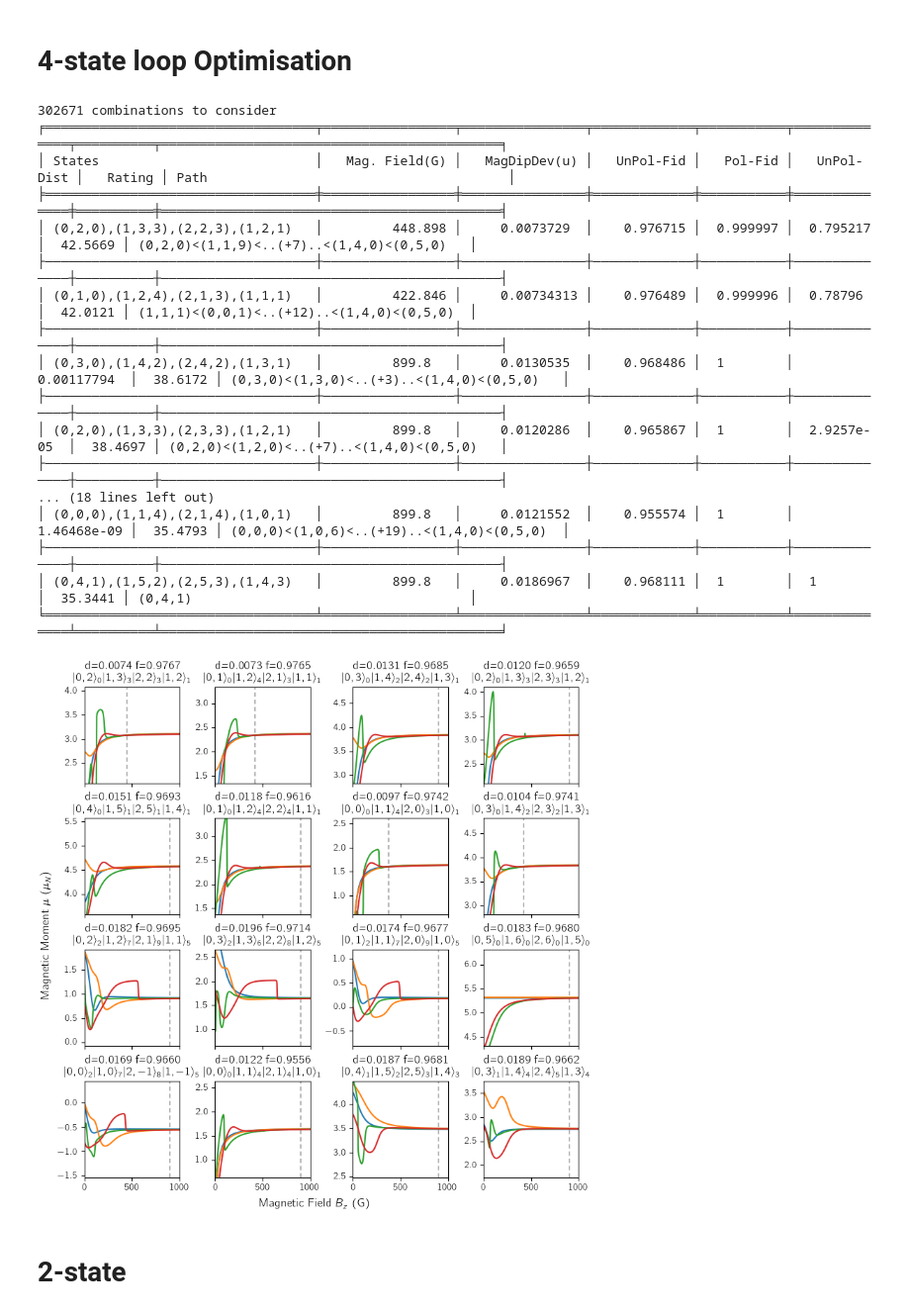
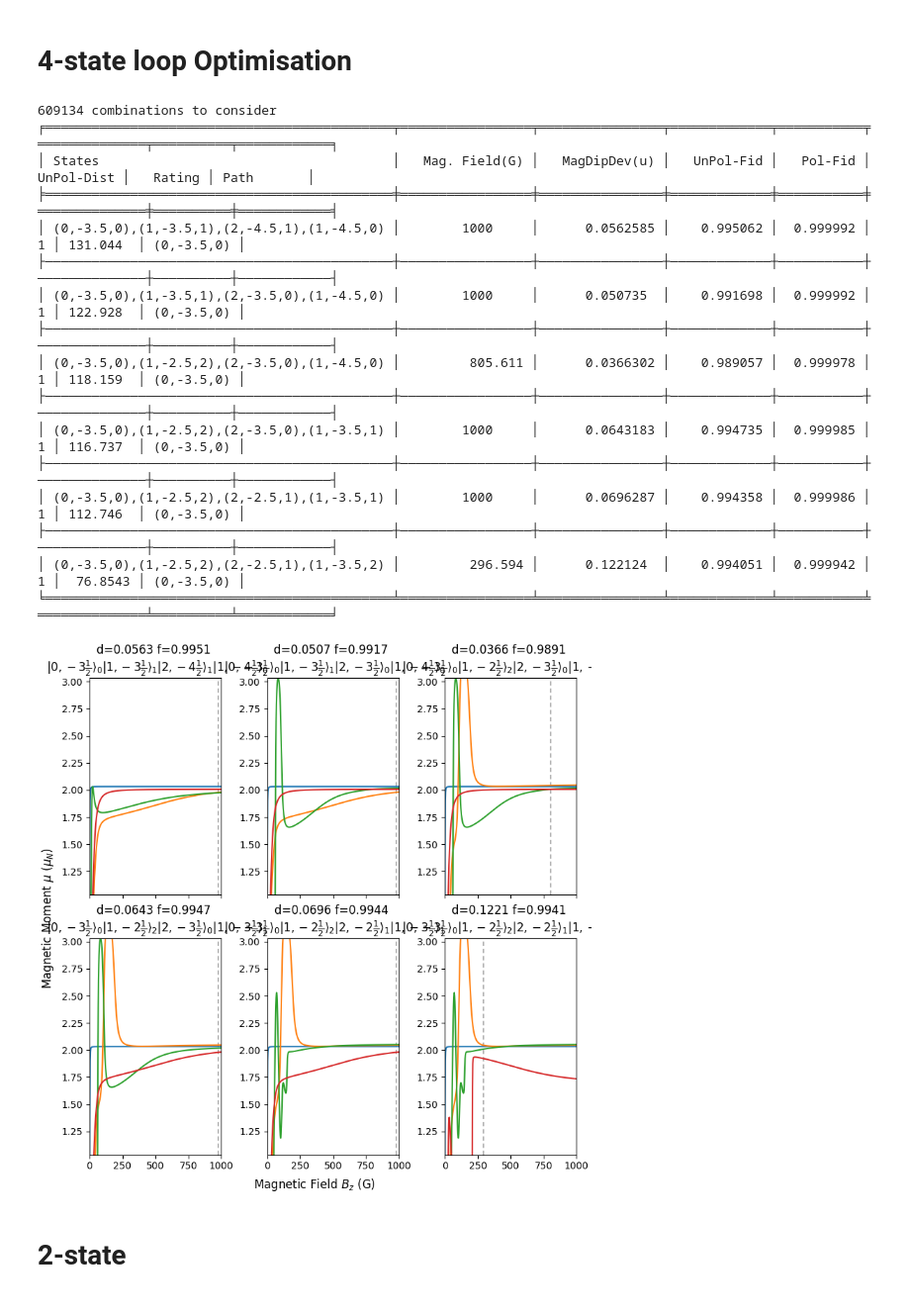
Before and after one commit to tomhepz/MolecularEnergyLevels, a Jupyter notebook: notebooks/optimiser.ipynb, the cells around one changed output. Shown at 99% size. Cells and saved outputs as stored; diff of their text form; code cells hidden in the pictures.

Commit message:
Made optimiser work for any general molecule

```diff
--- a/notebooks/optimiser.ipynb
+++ b/notebooks/optimiser.ipynb
@@ -169,0 +195,4 @@ def fidelity(ts,d=8):
+# %%
+INITIAL_STATE_LABELS_D = MOLECULE["StartStates_D"]
+INITIAL_STATE_INDICES = [label_to_state_no(*label_d) for label_d in INITIAL_STATE_LABELS_D]
+N_INITIAL_STATES = len(INITIAL_STATE_INDICES)
@@ -518,26 +550,26 @@ def maximise_fid_dev(possibilities,loop=False,plot=True,required_crossing=None,m
 # two states in N, one in N+-1
 
 possibilities = []
-for N1 in [1]:#range(0,N_MAX+1): #[1]:#
-    for N2 in [2]:#[N1-1,N1+1]: #[0]:#
+for N1 in range(0,N_MAX+1): #[1]:#
+    for N2 in [N1-1,N1+1]: #[0]:#
         if N2 < 0 or N2 > N_MAX:
             continue
-        F1 = round(N1+I1+I2)
-        F2 = round(N2+I1+I2)
-        for MF1 in [2,3,4,5]+([6] if N1>0 else []):#range(-F1,F1+1,1):
+        F1_D = 2*N1+I1_D+I2_D
+        F2_D = 2*N2+I1_D+I2_D
+        for MF1_D in range(-F1_D,F1_D+1,2):#[2,3,4,5]+([6] if N1>0 else []):#range(-F1,F1+1,1):
             for p1 in [-1,0,1]:
                 for p2 in [-1,0,1]:
-                    if MF1+p1 > F2 or MF1+p1 < -F2 or MF1+p2 > F2 or MF1+p2 < -F2:
+                    if MF1_D+2*p1 > F2_D or MF1_D+2*p1 < -F2_D or MF1_D+2*p2 > F2_D or MF1_D+2*p2 < -F2_D:
                         continue
-                    MF2a = MF1+p1
-                    MF2b = MF1+p2
-                    if MF2a < MF2b:
+                    MF2a_D = MF1_D+2*p1
+                    MF2b_D = MF1_D+2*p2
+                    if MF2a_D < MF2b_D:
                         continue
-                    for i in range(label_degeneracy(N1,MF1)):
-                        for j in range(label_degeneracy(N2,MF2a)):
-                            for k in range(label_degeneracy(N2,MF2b)):
-                                if MF2a == MF2b and j <= k:
+                    for i in range(label_degeneracy(N1,MF1_D)):
+                        for j in range(label_degeneracy(N2,MF2a_D)):
+                            for k in range(label_degeneracy(N2,MF2b_D)):
+                                if MF2a_D == MF2b_D and j <= k:
                                     continue
-                                possibilities.append([(N2,MF2a,j),(N1,MF1,i),(N2,MF2b,k)])
-possibilities = np.array(possibilities)
+                                possibilities.append([(N2,MF2a_D,j),(N1,MF1_D,i),(N2,MF2b_D,k)])
+possibilities_d = np.array(possibilities)
 # %%
@@ -574,9 +605,10 @@ for p1 in [-1,0,1]:
                     polarisations.append((p1,p2,p3,p4))
 
 state_mfs = []
-for base_mf in range(0,5+1):
+F1_D = I1_D+I2_D
+for base_mf_d in range(-F1_D,F1_D+1,2):
     for p1,p2,p3,_ in polarisations:
-        state_mfs.append((base_mf,base_mf+p1,base_mf+p1+p2,base_mf+p1+p2+p3))
+        state_mfs.append((base_mf_d,base_mf_d+2*p1,base_mf_d+2*p1+2*p2,base_mf_d+2*p1+2*p2+2*p3))
 
 states = []
 for state_mf in state_mfs:
@@ -590,26 +622,25 @@ for state_mf in state_mfs:
 
 states=np.array(states)
 # %%
-maximise_fid_dev(states,loop=True,table_len=15,rate_distance=False,max_bi=int(B_STEPS*0.9))
+maximise_fid_dev(states,loop=True,table_len=6,rate_distance=True)
 # %% [output]
-302671 combinations to consider
-╒═══════════════════════════════════╤═════════════════╤════════════════╤═════════════╤═══════════╤══════════════╤══════════╤════════════════════════════════════════════╕
-│ States                            │   Mag. Field(G) │   MagDipDev(u) │   UnPol-Fid │   Pol-Fid │   UnPol-Dist │   Rating │ Path                                       │
-╞═══════════════════════════════════╪═════════════════╪════════════════╪═════════════╪═══════════╪══════════════╪══════════╪════════════════════════════════════════════╡
-│ (0,2,0),(1,3,3),(2,2,3),(1,2,1)   │         448.898 │     0.0073729  │    0.976715 │  0.999997 │  0.795217    │  42.5669 │ (0,2,0)<(1,1,9)<..(+7)..<(1,4,0)<(0,5,0)   │
-├───────────────────────────────────┼─────────────────┼────────────────┼─────────────┼───────────┼──────────────┼──────────┼────────────────────────────────────────────┤
-│ (0,1,0),(1,2,4),(2,1,3),(1,1,1)   │         422.846 │     0.00734313 │    0.976489 │  0.999996 │  0.78796     │  42.0121 │ (1,1,1)<(0,0,1)<..(+12)..<(1,4,0)<(0,5,0)  │
-├───────────────────────────────────┼─────────────────┼────────────────┼─────────────┼───────────┼──────────────┼──────────┼────────────────────────────────────────────┤
-│ (0,3,0),(1,4,2),(2,4,2),(1,3,1)   │         899.8   │     0.0130535  │    0.968486 │  1        │  0.00117794  │  38.6172 │ (0,3,0)<(1,3,0)<..(+3)..<(1,4,0)<(0,5,0)   │
-├───────────────────────────────────┼─────────────────┼────────────────┼─────────────┼───────────┼──────────────┼──────────┼────────────────────────────────────────────┤
-│ (0,2,0),(1,3,3),(2,3,3),(1,2,1)   │         899.8   │     0.0120286  │    0.965867 │  1        │  2.9257e-05  │  38.4697 │ (0,2,0)<(1,2,0)<..(+7)..<(1,4,0)<(0,5,0)   │
-├───────────────────────────────────┼─────────────────┼────────────────┼─────────────┼───────────┼──────────────┼──────────┼────────────────────────────────────────────┤
-... (18 lines left out)
-│ (0,0,0),(1,1,4),(2,1,4),(1,0,1)   │         899.8   │     0.0121552  │    0.955574 │  1        │  1.46468e-09 │  35.4793 │ (0,0,0)<(1,0,6)<..(+19)..<(1,4,0)<(0,5,0)  │
-├───────────────────────────────────┼─────────────────┼────────────────┼─────────────┼───────────┼──────────────┼──────────┼────────────────────────────────────────────┤
-│ (0,4,1),(1,5,2),(2,5,3),(1,4,3)   │         899.8   │     0.0186967  │    0.968111 │  1        │  1           │  35.3441 │ (0,4,1)                                    │
-╘═══════════════════════════════════╧═════════════════╧════════════════╧═════════════╧═══════════╧══════════════╧══════════╧════════════════════════════════════════════╛
+609134 combinations to consider
+╒═════════════════════════════════════════════╤═════════════════╤════════════════╤═════════════╤═══════════╤══════════════╤══════════╤════════════╕
+│ States                                      │   Mag. Field(G) │   MagDipDev(u) │   UnPol-Fid │   Pol-Fid │   UnPol-Dist │   Rating │ Path       │
+╞═════════════════════════════════════════════╪═════════════════╪════════════════╪═════════════╪═══════════╪══════════════╪══════════╪════════════╡
+│ (0,-3.5,0),(1,-3.5,1),(2,-4.5,1),(1,-4.5,0) │        1000     │      0.0562585 │    0.995062 │  0.999992 │            1 │ 131.044  │ (0,-3.5,0) │
+├─────────────────────────────────────────────┼─────────────────┼────────────────┼─────────────┼───────────┼──────────────┼──────────┼────────────┤
+│ (0,-3.5,0),(1,-3.5,1),(2,-3.5,0),(1,-4.5,0) │        1000     │      0.050735  │    0.991698 │  0.999992 │            1 │ 122.928  │ (0,-3.5,0) │
+├─────────────────────────────────────────────┼─────────────────┼────────────────┼─────────────┼───────────┼──────────────┼──────────┼────────────┤
+│ (0,-3.5,0),(1,-2.5,2),(2,-3.5,0),(1,-4.5,0) │         805.611 │      0.0366302 │    0.989057 │  0.999978 │            1 │ 118.159  │ (0,-3.5,0) │
+├─────────────────────────────────────────────┼─────────────────┼────────────────┼─────────────┼───────────┼──────────────┼──────────┼────────────┤
+│ (0,-3.5,0),(1,-2.5,2),(2,-3.5,0),(1,-3.5,1) │        1000     │      0.0643183 │    0.994735 │  0.999985 │            1 │ 116.737  │ (0,-3.5,0) │
+├─────────────────────────────────────────────┼─────────────────┼────────────────┼─────────────┼───────────┼──────────────┼──────────┼────────────┤
+│ (0,-3.5,0),(1,-2.5,2),(2,-2.5,1),(1,-3.5,1) │        1000     │      0.0696287 │    0.994358 │  0.999986 │            1 │ 112.746  │ (0,-3.5,0) │
+├─────────────────────────────────────────────┼─────────────────┼────────────────┼─────────────┼───────────┼──────────────┼──────────┼────────────┤
+│ (0,-3.5,0),(1,-2.5,2),(2,-2.5,1),(1,-3.5,2) │         296.594 │      0.122124  │    0.994051 │  0.999942 │            1 │  76.8543 │ (0,-3.5,0) │
+╘═════════════════════════════════════════════╧═════════════════╧════════════════╧═════════════╧═══════════╧══════════════╧══════════╧════════════╛
-[figure, old version]
+[figure, new version]
 # %% [markdown]
 # 2-state
 # %%
```
Also changed, not shown: parts of 25 cells of this notebook, 4 other files.
